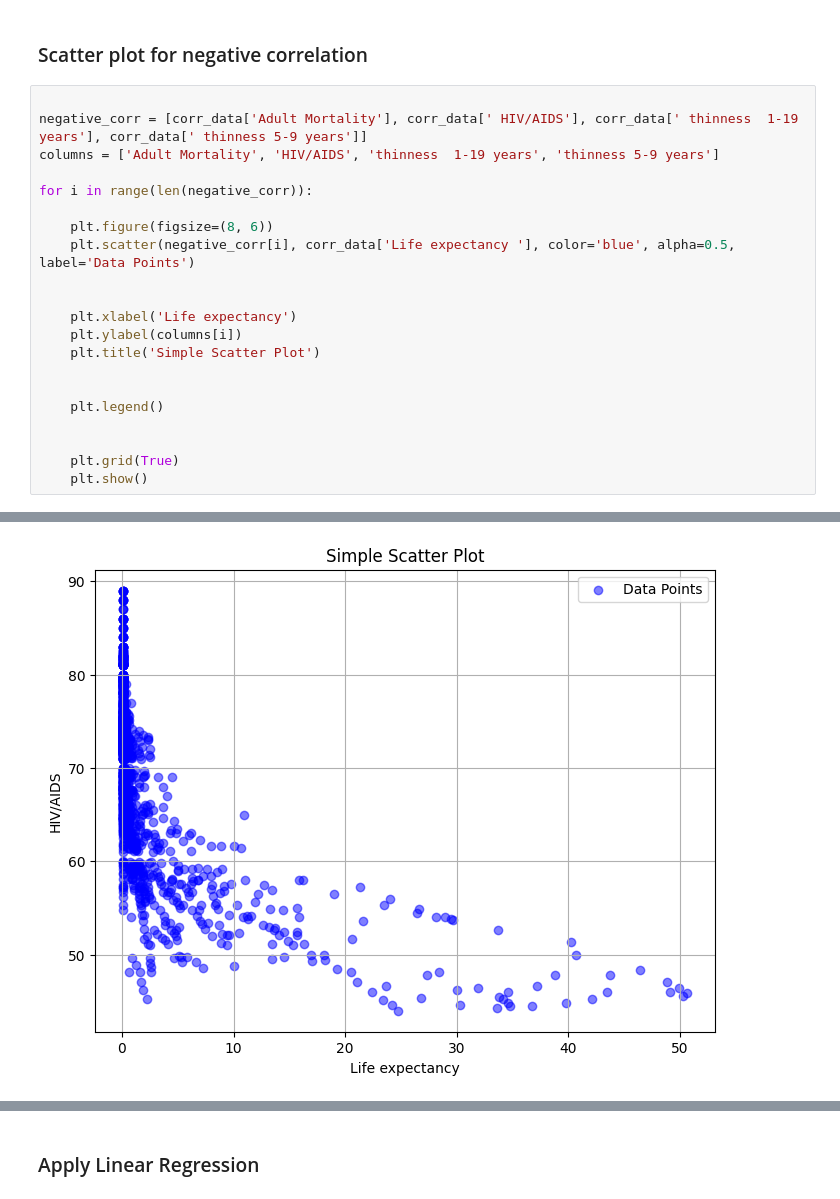
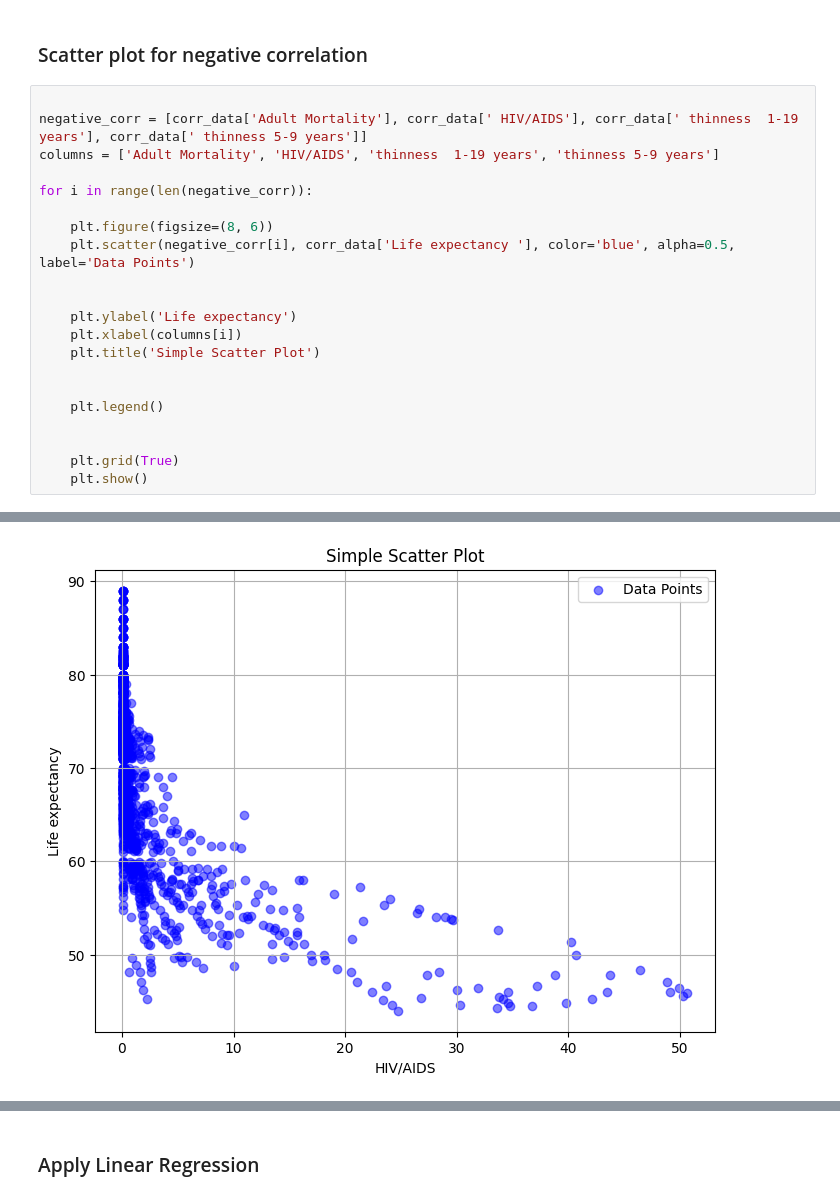
Before and after one commit to noureddinealahyane/life-expectancy, a Jupyter notebook: life_expectancy.ipynb, the cells around one changed output, grey strips where cells are left out. Saved outputs shown, nothing was run; the diff lists cells and outputs as text.

```diff
--- a/life_expectancy.ipynb
+++ b/life_expectancy.ipynb
@@ -87,8 +69,8 @@ for i in range(len(negative_corr)):
     plt.scatter(negative_corr[i], corr_data['Life expectancy '], color='blue', alpha=0.5, label='Data Points')
 
 
-    plt.xlabel('Life expectancy')
-    plt.ylabel(columns[i])
+    plt.ylabel('Life expectancy')
+    plt.xlabel(columns[i])
     plt.title('Simple Scatter Plot')
 
 
@@ -102 +84 @@ for i in range(len(negative_corr)):
-[figure, old version]
+[figure, new version]
```
Also changed, not shown: parts of 9 cells of this notebook.
